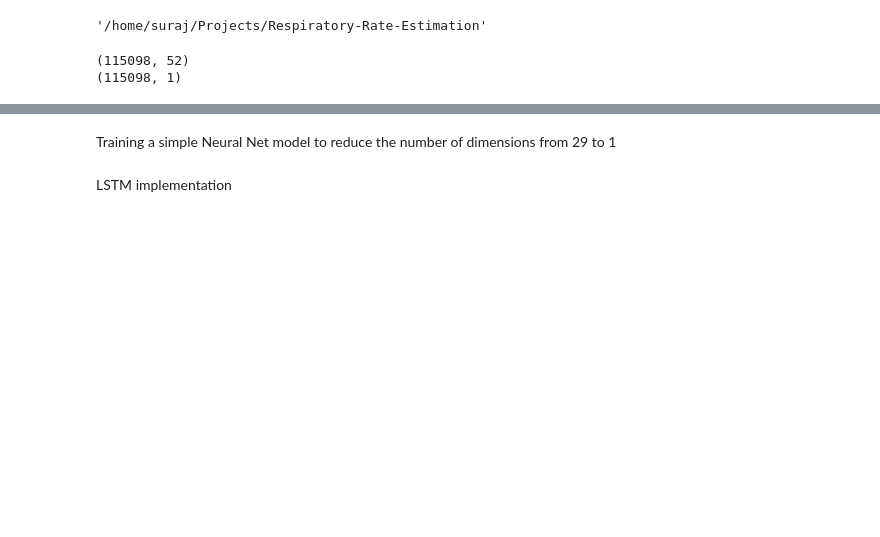
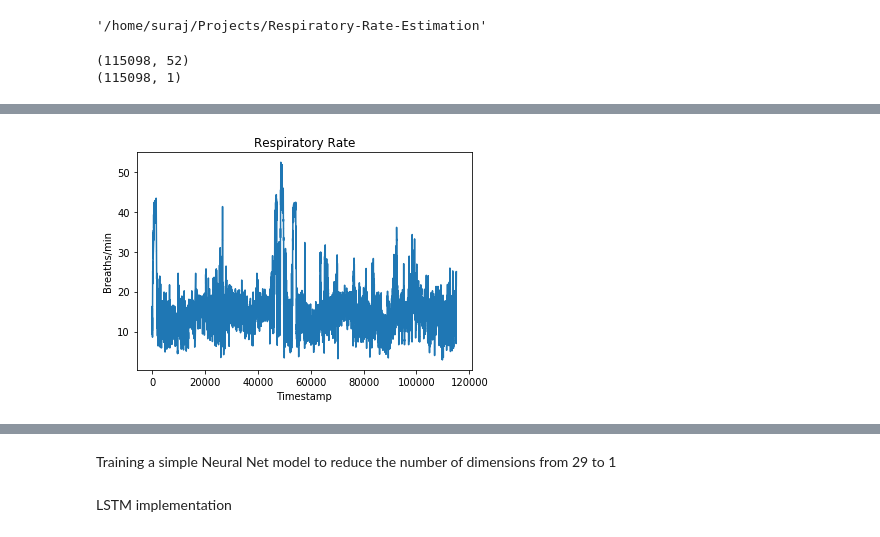
Before and after one commit to suraj-maniyar/Time-Series-Prediction, a Jupyter notebook: src/LSTM.ipynb, the cells around one changed output, grey strips where cells are left out. Saved outputs shown, nothing was run; the diff lists cells and outputs as text; code cells hidden in the pictures; blank space fills up the shorter version.

```diff
--- a/src/LSTM.ipynb
+++ b/src/LSTM.ipynb
@@ -58,9 +56,9 @@ print(y.shape)
 (115098, 52)
 (115098, 1)
 # %%
-plt.plot(y[0:3000])
+plt.plot(y)
 plt.xlabel('Timestamp')
 plt.ylabel('Breaths/min')
 plt.title('Respiratory Rate')
-plt.savefig('assets/fig1.png')
+plt.savefig('assets/fig2.png')
 # %% [output]
@@ -69,3 +65,4 @@ plt.savefig('assets/fig1.png')
+[figure, added]
 # %%
 y_1d = y[:,0]
 thresh = 5
```
Also changed, not shown: parts of 4 cells of this notebook, 2 other files.
